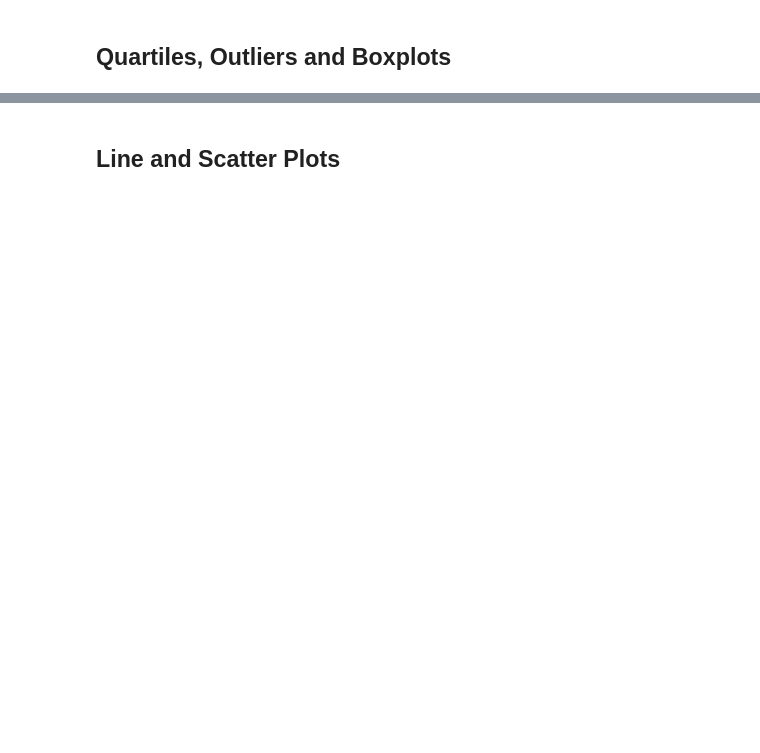
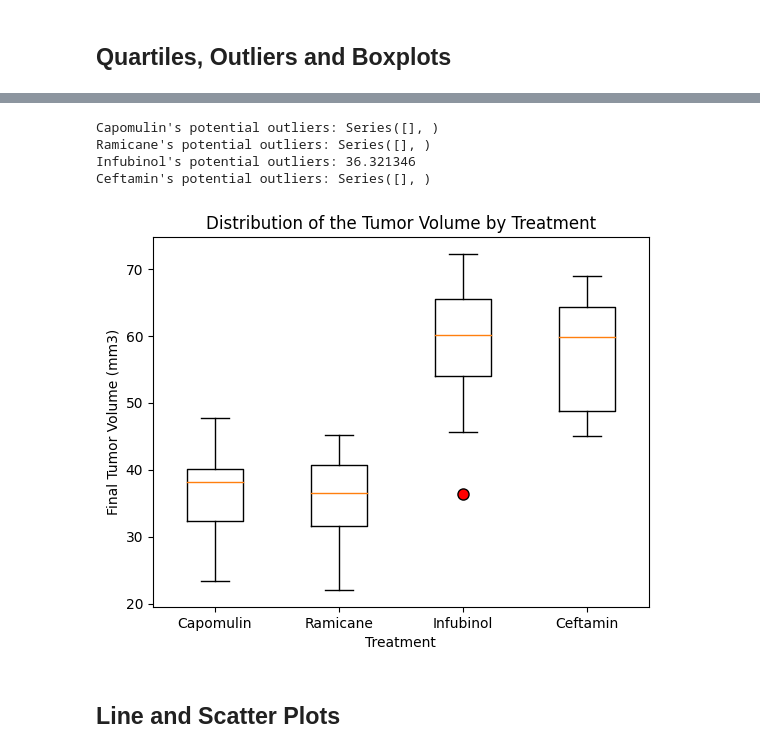
Before and after one commit to DayanaIm/pymaceuticals-challenge, a Jupyter notebook: pymaceuticals_starter.ipynb, the cells around one changed output, grey strips where cells are left out. Cells and saved outputs as stored; diff of their text form; code cells hidden in the pictures; blank space fills up the shorter version.

```diff
--- a/pymaceuticals_starter.ipynb
+++ b/pymaceuticals_starter.ipynb
@@ -252,2 +231,53 @@ Ceftamin's potential outliers: Series([], Name: Tumor Volume (mm3), dtype: float
+# %%
+# Put treatments into a list for for loop (and later for plot labels)
+selected_treatments = ['Capomulin', 'Ramicane', 'Infubinol', 'Ceftamin']
+
+# Create empty list to fill with tumor vol data (for plotting)
+treatment_results = [ ]
+
+for treatment in selected_treatments:
+    treatment_data = merged_tumor_volume.loc[merged_tumor_volume['Drug Regimen'] == treatment, 'Tumor Volume (mm3)']
+
+# Calculate the IQR and quantitatively determine if there are any potential outliers.
+
+    quartiles =treatment_data.quantile([0.25, 0.75])
+    lower_quartile = quartiles[0.25]
+    upper_quartile = quartiles[0.75]
+    iqr = upper_quartile - lower_quartile
+
+    lower_bound = lower_quartile - 1.5 * iqr
+    upper_bound = upper_quartile + 1.5 * iqr
+
+# Identify potential outliers for the current treatment
+
+    potential_outliers = treatment_data[(treatment_data < lower_bound) | (treatment_data > upper_bound)]
+
+    result_string = f"{treatment}'s potential outliers: {potential_outliers.to_string(index=False)}"
+    treatment_results.append(result_string)
+
+
+for result in treatment_results:
+    print(result)
+# %% [output]
+Capomulin's potential outliers: Series([], )
+Ramicane's potential outliers: Series([], )
+Infubinol's potential outliers: 36.321346
+Ceftamin's potential outliers: Series([], )
+# %%
+# Generate a box plot that shows the distrubution of the tumor volume for each treatment group.
+
+fig, ax = plt.subplots()
+grouped_data = [merged_tumor_volume.loc[merged_tumor_volume['Drug Regimen'] == treatment,
+                                        'Tumor Volume (mm3)'] for treatment in selected_treatments]
+
+box_plot = ax.boxplot(grouped_data, labels=selected_treatments, flierprops={'marker': 'o', 'markerfacecolor':
+                                                                            'red', 'markersize': 8})
+plt.title('Distribution of the Tumor Volume by Treatment')
+ax.set_xlabel('Treatment')
+ax.set_ylabel('Final Tumor Volume (mm3)')
+
+plt.show()
+# %% [output]
+[figure, added]
 # %% [markdown]
 ## Line and Scatter Plots
```
Also changed, not shown: parts of 11 cells of this notebook.
